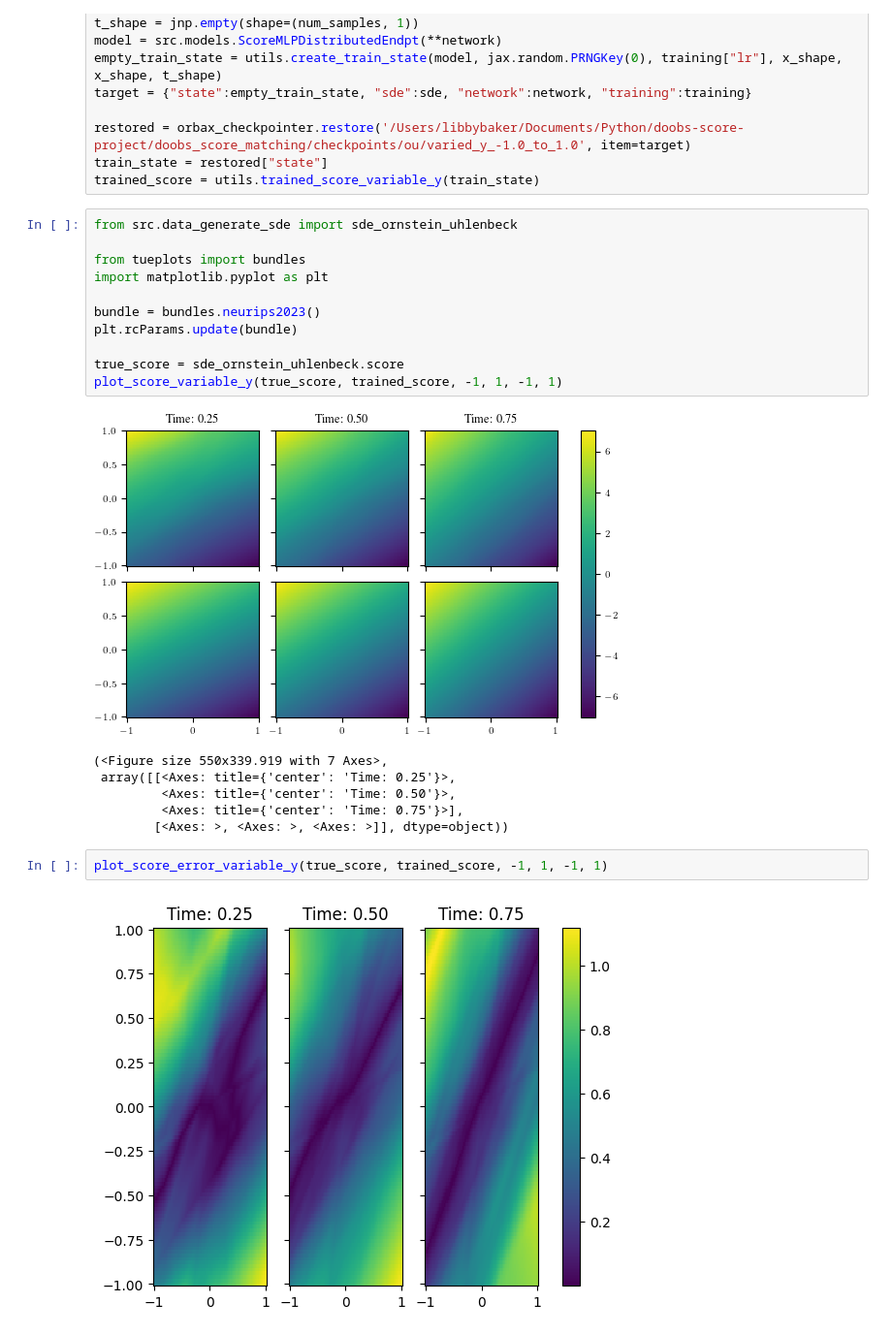
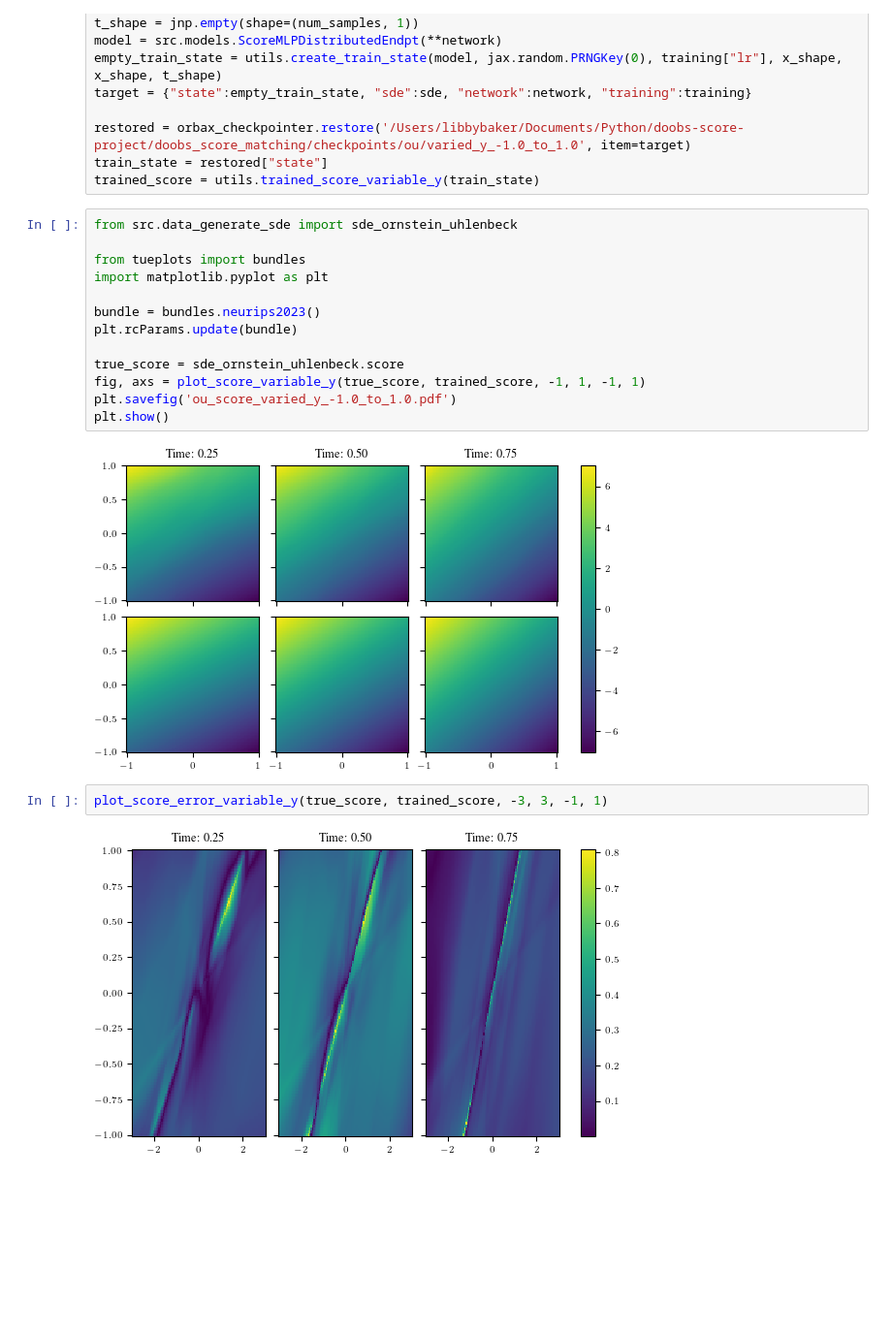
Before and after one commit to libbylbaker/forward_bridge, a Jupyter notebook: experiments/plots.ipynb, the cells around one changed output. Shown: that part at 97% size. Saved outputs shown, nothing was run; the diff lists cells and outputs as text; blank space fills up the shorter version.

```diff
--- a/experiments/plots.ipynb
+++ b/experiments/plots.ipynb
@@ -50,15 +50,12 @@ bundle = bundles.neurips2023()
 plt.rcParams.update(bundle)
 
 true_score = sde_ornstein_uhlenbeck.score
-plot_score_variable_y(true_score, trained_score, -1, 1, -1, 1)
+fig, axs = plot_score_variable_y(true_score, trained_score, -1, 1, -1, 1)
+plt.savefig('ou_score_varied_y_-1.0_to_1.0.pdf')
+plt.show()
 # %% [output]
 [figure]
-(<Figure size 550x339.919 with 7 Axes>,
- array([[<Axes: title={'center': 'Time: 0.25'}>,
-         <Axes: title={'center': 'Time: 0.50'}>,
-         <Axes: title={'center': 'Time: 0.75'}>],
-        [<Axes: >, <Axes: >, <Axes: >]], dtype=object))
 # %%
-plot_score_error_variable_y(true_score, trained_score, -1, 1, -1, 1)
+plot_score_error_variable_y(true_score, trained_score, -3, 3, -1, 1)
 # %% [output]
-[figure, old version]
+[figure, new version]
```
Also changed, not shown: parts of 7 cells of this notebook, 2 other files.
